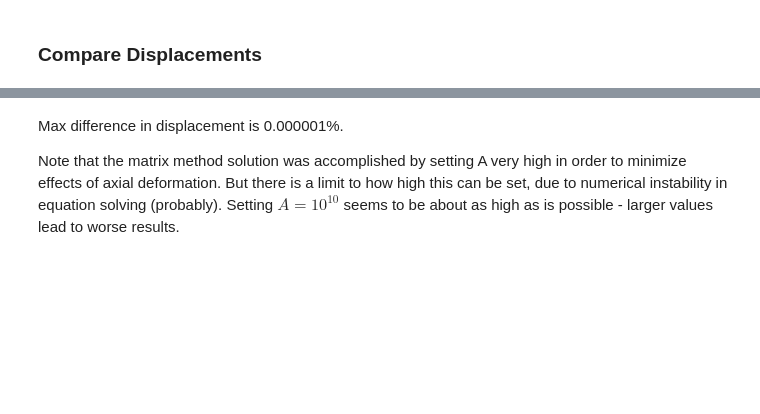
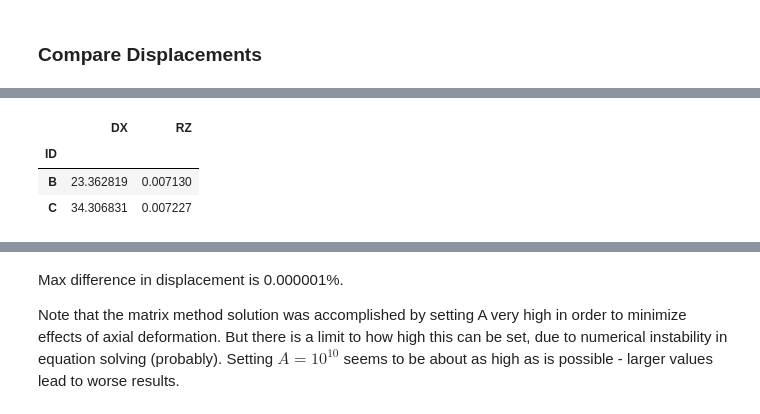
Before and after one commit to nholtz/structural-analysis, a Jupyter notebook: slope-deflection/KG-Example-8.2.ipynb, the cells around one changed output, grey strips where cells are left out. Drawn from its saved outputs; the diff is of its cells as text; code cells hidden in the pictures; blank space fills up the shorter version.

```diff
--- a/slope-deflection/KG-Example-8.2.ipynb
+++ b/slope-deflection/KG-Example-8.2.ipynb
@@ -206,7 +265,12 @@ deltw
 # %%
-disp = pd.read_csv(dd+'/displacements.csv').set_index('ID').ix[deltw.index][['DX','RZ']]
+disp = pd.read_csv(dd+'/node_displacements.csv').set_index('NODEID').ix[deltw.index][['DX','RZ']]
 disp['RZ'] *= -1
 disp
+# %% [output]
+|  | DX | RZ |
+| ID |  |  |
+| B | 23.362819 | 0.007130 |
+| C | 34.306831 | 0.007227 |
 # %%
 diffd = (100*(1-deltw/disp))
 diffd
```
Also changed, not shown: parts of 22 cells of this notebook, 2 other files.
